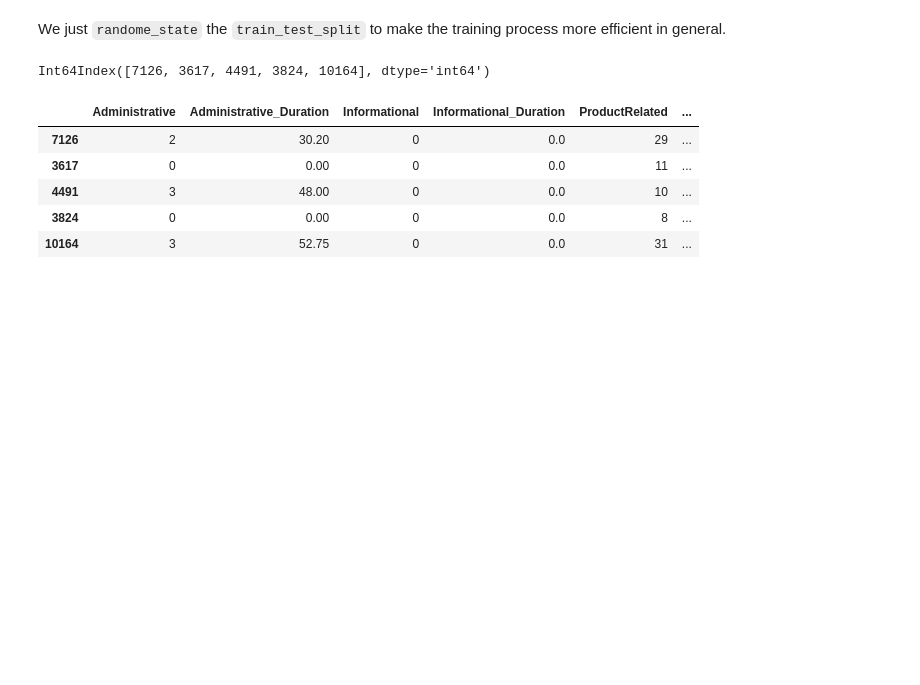
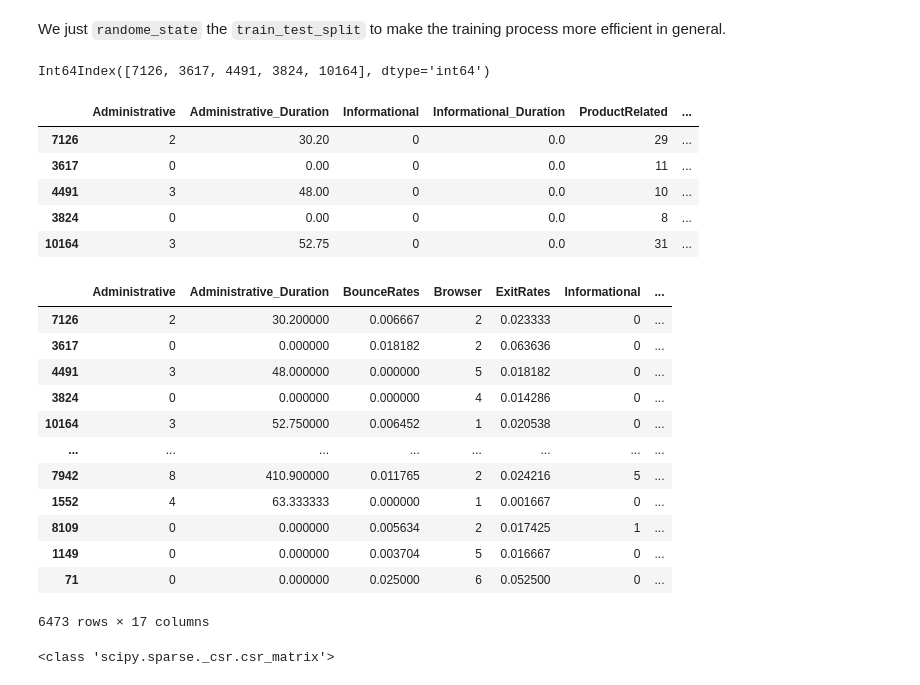
Before and after one commit to camphong24032002/Assignment3-PDS, a Jupyter notebook: Assigment3RMIT.ipynb, the cells around one changed output. Drawn from its saved outputs; the diff is of its cells as text; code cells hidden in the pictures; blank space fills up the shorter version.

Commit message:
Preprocess Pipeline

```diff
--- a/Assigment3RMIT.ipynb
+++ b/Assigment3RMIT.ipynb
@@ -104,24 +104,24 @@ class ColAdderDropper(BaseEstimator, TransformerMixin):
         return sum([1 for value in list(counts.values) if value>(1*max(list(counts.values))/100)])
 
     def reprocessing_data(self, X_df):
+        self.columns_list = [column for column in self.columns_list if len(X_df[column].value_counts())>=5]
         if len(self.num_top_values_list)==0:
             self.num_top_values_list = [self.getLogicNumberTopValue(X_df, column) for column in self.columns_list]
-        self.columns_list = [1 for column in self.columns_list if len(X_df[column].value_counts())>=20]
 
     def fit(self, X_df, y=None):
         self.reprocessing_data(X_df)
         self.top_values_list = []
-        for column in self.columns_list:
-            counts_ = X_df[column].value_counts()
-            ids = list(counts_.index)
-            self.top_values_list.append(ids[:max(1, min(self.num_top_values, len(ids)))])
-            return self
+
+        for column, num_top_values in zip(self.columns_list, self.num_top_values_list):
+            self.counts_ = X_df[column].value_counts()
+            ids = list(self.counts_.index)
+            self.top_values_list.append(ids[:max(1, min(num_top_values, len(ids)))])
+        return self
 
     def transform(self, X_df, y=None):
         out_df = X_df.copy()
         for top_value, column in zip(self.top_values_list, self.columns_list):
-            out_df.loc[~out_df[self.column].isin(top_value), column] = self.default
-            out_df.rename(columns={column: column+'_reduced'}, inplace=True)
+            out_df.loc[~out_df[column].isin(top_value), column] = self.default
             out_df = out_df.sort_index(axis=1)
         return out_df
 # %%
@@ -135,0 +130,37 @@ categorical_trans=make_pipeline(
+# %%
+col_adderdropper = ColAdderDropper(columns_list=cate_cols)
+col_adderdropper.fit(train_X_df)
+new_train_X_df = col_adderdropper.transform(train_X_df)
+new_train_X_df
+# %% [output]
+|  | Administrative | Administrative_Duration | BounceRates | Browser | ExitRates | Informational | ... |
+| 7126 | 2 | 30.200000 | 0.006667 | 2 | 0.023333 | 0 | ... |
+| 3617 | 0 | 0.000000 | 0.018182 | 2 | 0.063636 | 0 | ... |
+| 4491 | 3 | 48.000000 | 0.000000 | 5 | 0.018182 | 0 | ... |
+| 3824 | 0 | 0.000000 | 0.000000 | 4 | 0.014286 | 0 | ... |
+| 10164 | 3 | 52.750000 | 0.006452 | 1 | 0.020538 | 0 | ... |
+| ... | ... | ... | ... | ... | ... | ... | ... |
+| 7942 | 8 | 410.900000 | 0.011765 | 2 | 0.024216 | 5 | ... |
+| 1552 | 4 | 63.333333 | 0.000000 | 1 | 0.001667 | 0 | ... |
+| 8109 | 0 | 0.000000 | 0.005634 | 2 | 0.017425 | 1 | ... |
+| 1149 | 0 | 0.000000 | 0.003704 | 5 | 0.016667 | 0 | ... |
+| 71 | 0 | 0.000000 | 0.025000 | 6 | 0.052500 | 0 | ... |
+6473 rows × 17 columns
+# %%
+numerics_trans = SimpleImputer()
+categorical_trans=make_pipeline(
+    SimpleImputer(missing_values=np.nan, strategy='most_frequent'),
+    OneHotEncoder(handle_unknown='ignore')
+)
+
+column_trans = make_column_transformer(
+    (numerics_trans, nume_cols),
+    (categorical_trans, cate_cols)
+)
+
+preprocess_pipeline = make_pipeline(col_adderdropper, column_trans, StandardScaler())
+preprocess_pipeline
+preprocess_train_X = preprocess_pipeline.fit_transform(train_X_df)
+preprocess_train_X
+# %% [output]
+<class 'scipy.sparse._csr.csr_matrix'>
```
Also changed, not shown: parts of 1 cell of this notebook, 1 other file.
